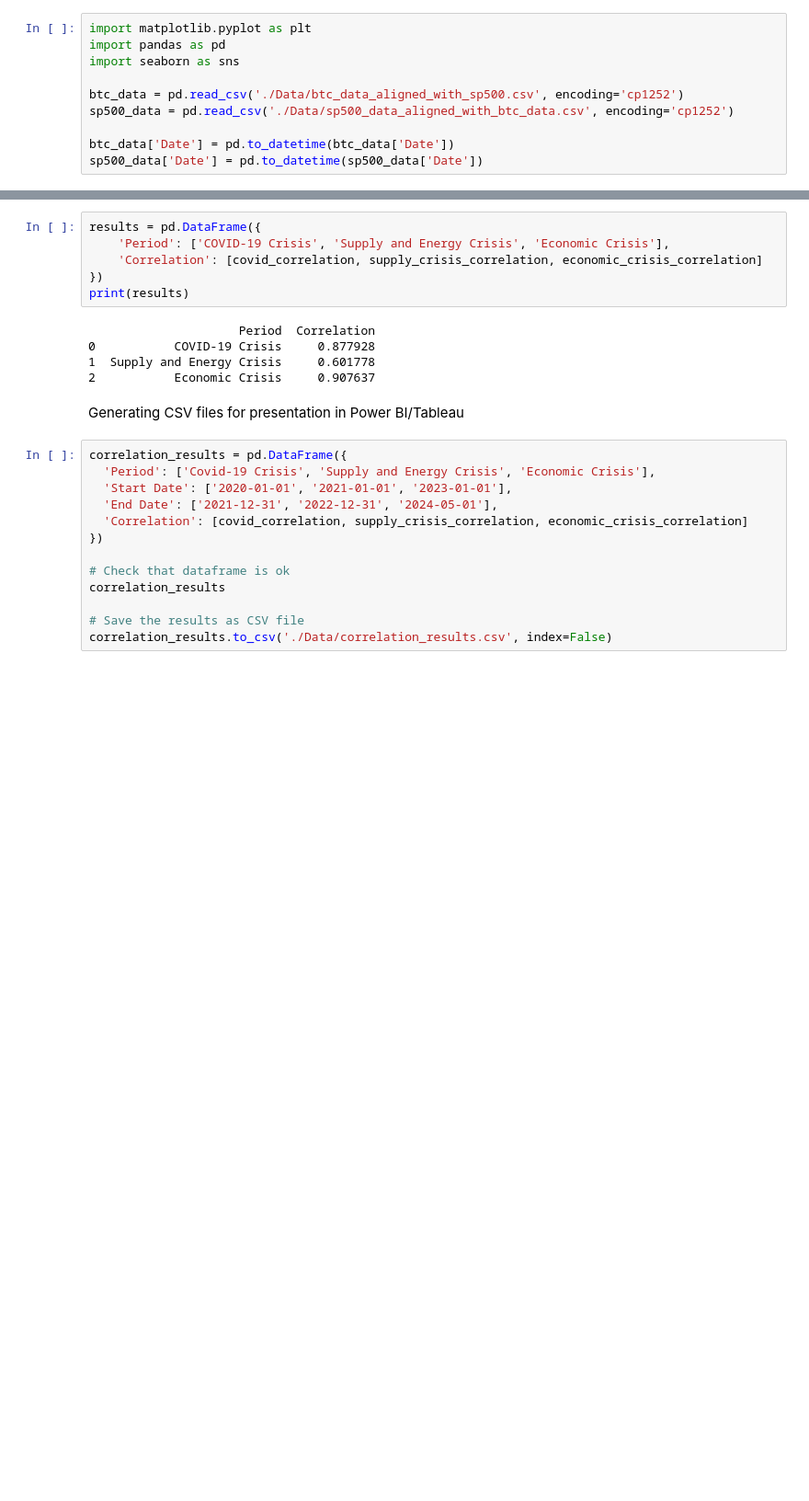
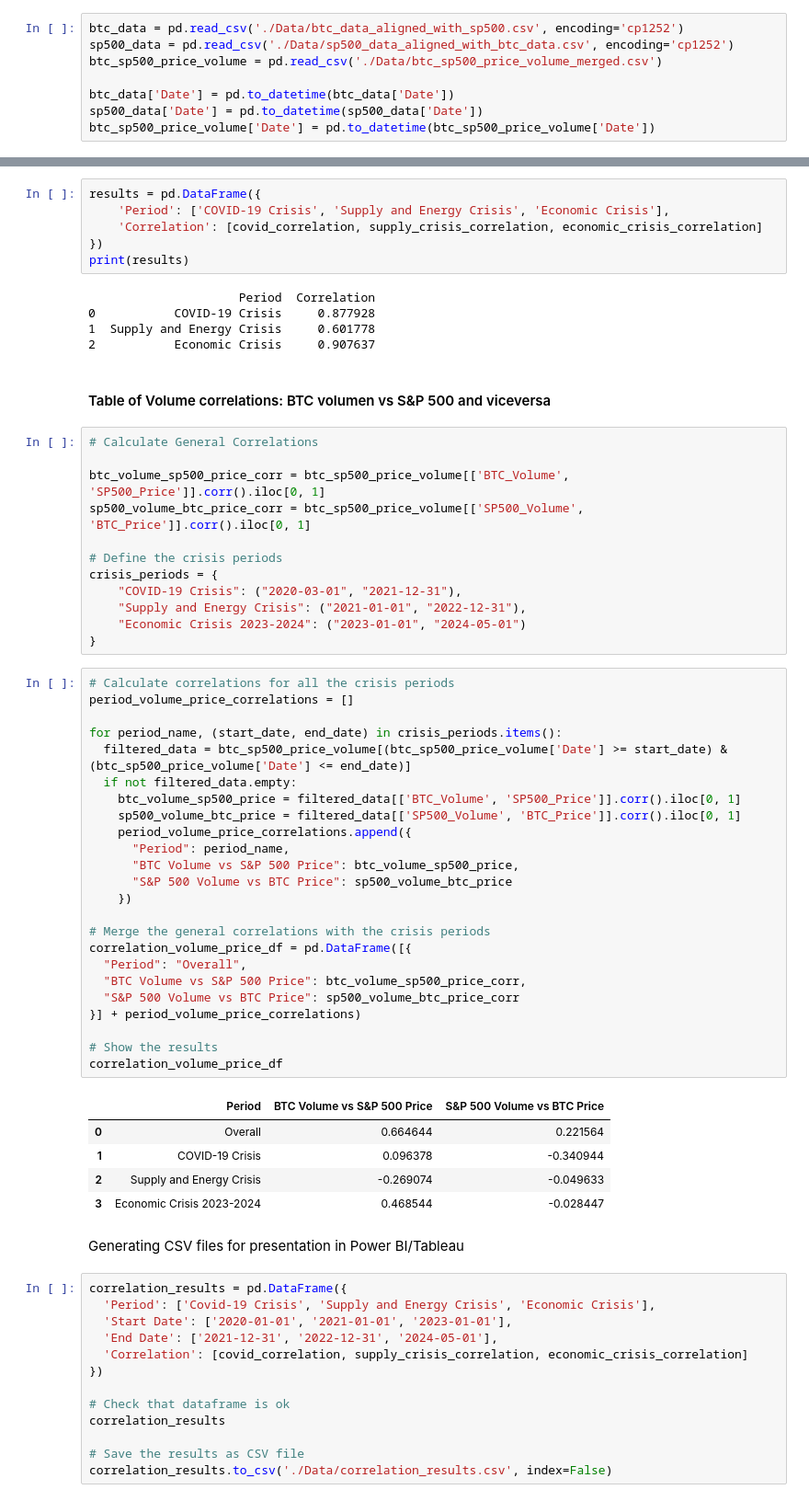
Before and after one commit to AngelDHackerman/BTC-ETH_Data_Analysis, a Jupyter notebook: 5_Insights_Analysis_Crisis_And_Correlation.ipynb, the cells around one changed output, grey strips where cells are left out. Shown at 92% size. Saved outputs shown, nothing was run; the diff lists cells and outputs as text; blank space fills up the shorter version.

Commit message:
added correlation for BTC volume and S&P 500 price and viceversa, needed to work into graphs

```diff
--- a/5_Insights_Analysis_Crisis_And_Correlation.ipynb
+++ b/5_Insights_Analysis_Crisis_And_Correlation.ipynb
@@ -3,13 +7,11 @@ Insight 1: "What is the correlation between Bitcoin and the S&P 500 during perio
 # %%
-import matplotlib.pyplot as plt
-import pandas as pd
-import seaborn as sns
-
 btc_data = pd.read_csv('./Data/btc_data_aligned_with_sp500.csv', encoding='cp1252')
 sp500_data = pd.read_csv('./Data/sp500_data_aligned_with_btc_data.csv', encoding='cp1252')
+btc_sp500_price_volume = pd.read_csv('./Data/btc_sp500_price_volume_merged.csv')
 
 btc_data['Date'] = pd.to_datetime(btc_data['Date'])
 sp500_data['Date'] = pd.to_datetime(sp500_data['Date'])
+btc_sp500_price_volume['Date'] = pd.to_datetime(btc_sp500_price_volume['Date'])
 # %%
 # Rename the 'Close' columns for clarity
 btc_data.rename(columns={"Close": "BTC_Price"}, inplace=True)
@@ -123,6 +125,50 @@ print(results)
 0           COVID-19 Crisis     0.877928
 1  Supply and Energy Crisis     0.601778
 2           Economic Crisis     0.907637
+# %% [markdown]
+#### Table of Volume correlations: BTC volumen vs S&P 500 and viceversa
+# %%
+# Calculate General Correlations
+
+btc_volume_sp500_price_corr = btc_sp500_price_volume[['BTC_Volume', 'SP500_Price']].corr().iloc[0, 1]
+sp500_volume_btc_price_corr = btc_sp500_price_volume[['SP500_Volume', 'BTC_Price']].corr().iloc[0, 1]
+
+# Define the crisis periods
+crisis_periods = {
+    "COVID-19 Crisis": ("2020-03-01", "2021-12-31"),
+    "Supply and Energy Crisis": ("2021-01-01", "2022-12-31"),
+    "Economic Crisis 2023-2024": ("2023-01-01", "2024-05-01")
+}
+# %%
+# Calculate correlations for all the crisis periods
+period_volume_price_correlations = []
+
+for period_name, (start_date, end_date) in crisis_periods.items():
+  filtered_data = btc_sp500_price_volume[(btc_sp500_price_volume['Date'] >= start_date) & (btc_sp500_price_volume['Date'] <= end_date)]
+  if not filtered_data.empty:
+    btc_volume_sp500_price = filtered_data[['BTC_Volume', 'SP500_Price']].corr().iloc[0, 1]
+    sp500_volume_btc_price = filtered_data[['SP500_Volume', 'BTC_Price']].corr().iloc[0, 1]
+    period_volume_price_correlations.append({
+      "Period": period_name,
+      "BTC Volume vs S&P 500 Price": btc_volume_sp500_price,
+      "S&P 500 Volume vs BTC Price": sp500_volume_btc_price
+    })
+
+# Merge the general correlations with the crisis periods
+correlation_volume_price_df = pd.DataFrame([{
+  "Period": "Overall",
+  "BTC Volume vs S&P 500 Price": btc_volume_sp500_price_corr,
+  "S&P 500 Volume vs BTC Price": sp500_volume_btc_price_corr
+}] + period_volume_price_correlations)
+
+# Show the results
+correlation_volume_price_df
+# %% [output]
+|  | Period | BTC Volume vs S&P 500 Price | S&P 500 Volume vs BTC Price |
+| 0 | Overall | 0.664644 | 0.221564 |
+| 1 | COVID-19 Crisis | 0.096378 | -0.340944 |
+| 2 | Supply and Energy Crisis | -0.269074 | -0.049633 |
+| 3 | Economic Crisis 2023-2024 | 0.468544 | -0.028447 |
 # %% [markdown]
 Generating CSV files for presentation in Power BI/Tableau
 # %%
```
Also changed, not shown: parts of 5 cells of this notebook.
